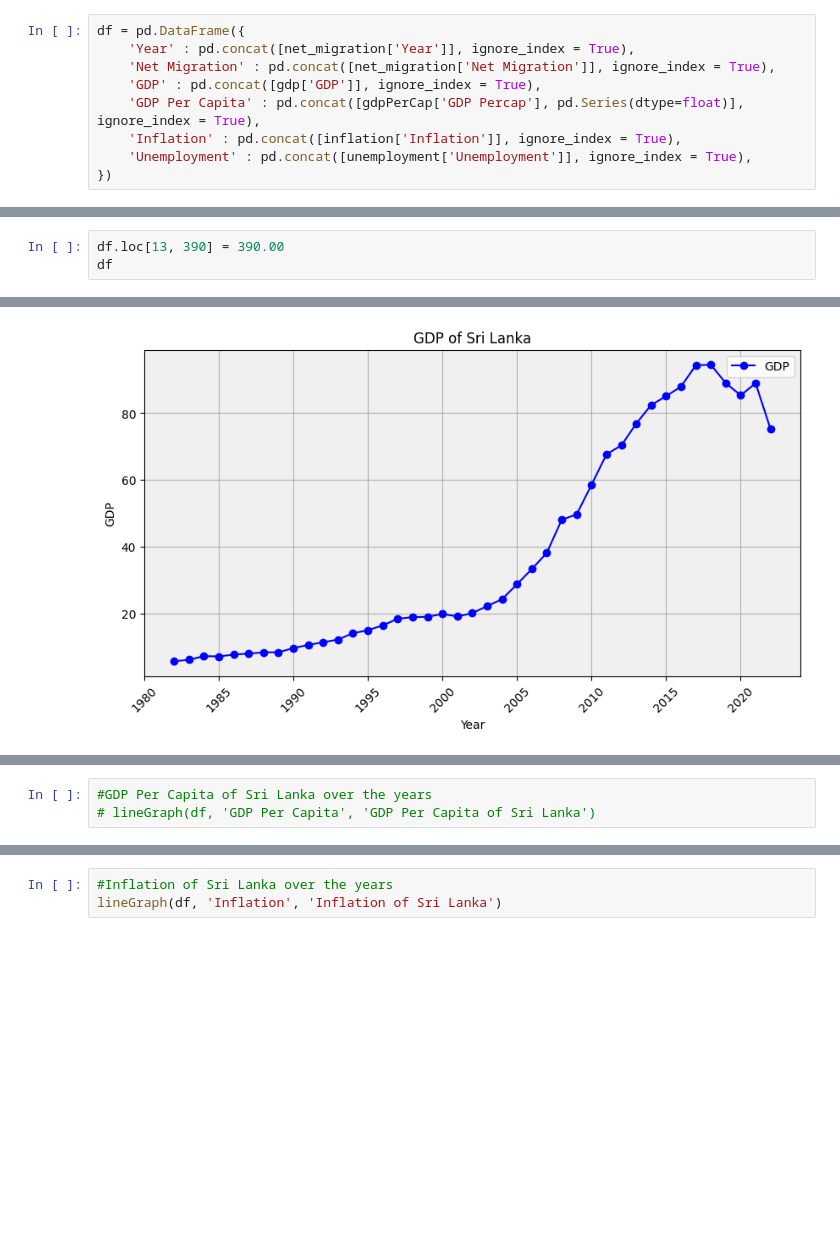
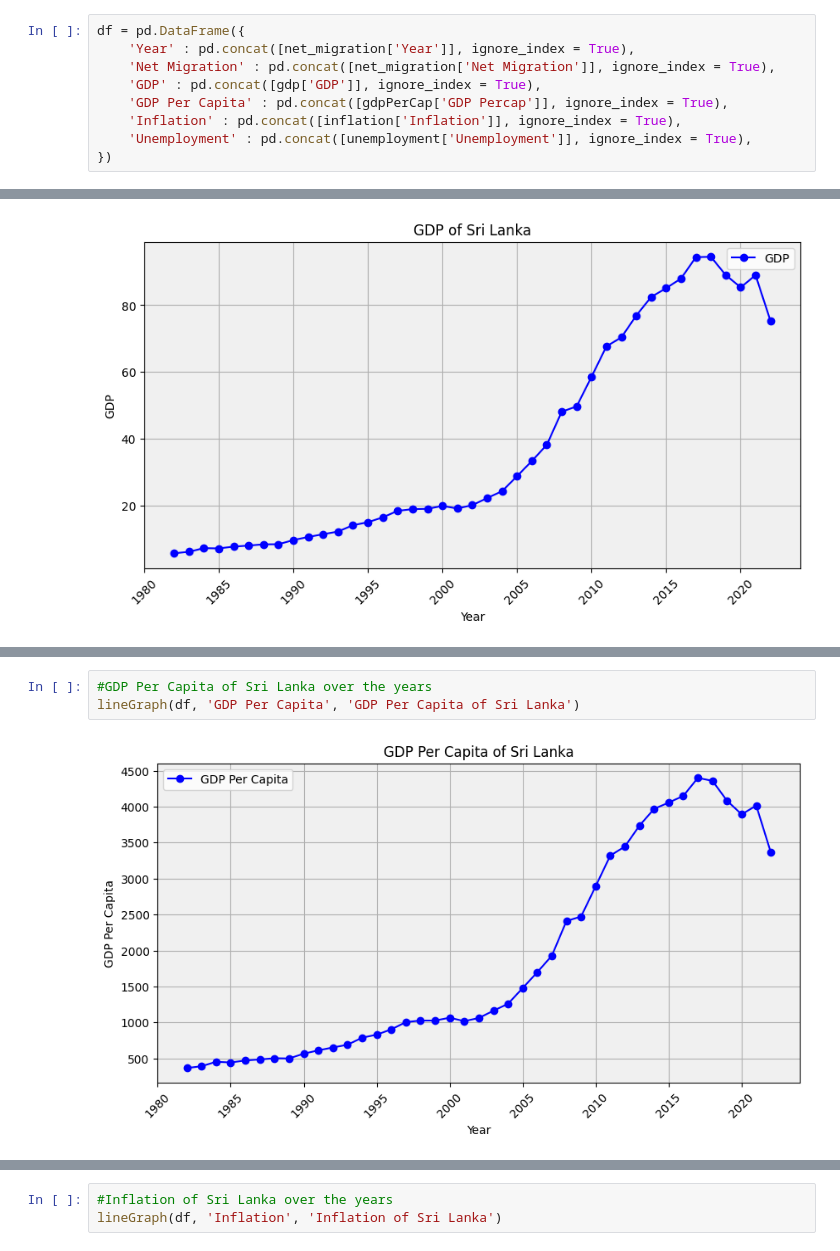
Before and after one commit to janchilling/Net-Migration, a Jupyter notebook: Net_Migration_Predictor.ipynb, the cells around one changed output, grey strips where cells are left out. Cells and saved outputs as stored; diff of their text form; blank space fills up the shorter version.

```diff
--- a/Net_Migration_Predictor.ipynb
+++ b/Net_Migration_Predictor.ipynb
@@ -77,7 +77,7 @@ df = pd.DataFrame({
     'Year' : pd.concat([net_migration['Year']], ignore_index = True),
     'Net Migration' : pd.concat([net_migration['Net Migration']], ignore_index = True),
     'GDP' : pd.concat([gdp['GDP']], ignore_index = True),
-    'GDP Per Capita' : pd.concat([gdpPerCap['GDP Percap'], pd.Series(dtype=float)], ignore_index = True),
+    'GDP Per Capita' : pd.concat([gdpPerCap['GDP Percap']], ignore_index = True),
     'Inflation' : pd.concat([inflation['Inflation']], ignore_index = True),
     'Unemployment' : pd.concat([unemployment['Unemployment']], ignore_index = True),
 })
@@ -100,3 +83,0 @@ memory usage: 2.6+ KB
-# %%
-df.loc[13, 390] = 390.00
-df
@@ -174,3 +159,5 @@ lineGraph(df, 'GDP', 'GDP of Sri Lanka')
 # %%
 #GDP Per Capita of Sri Lanka over the years
-# lineGraph(df, 'GDP Per Capita', 'GDP Per Capita of Sri Lanka')
+lineGraph(df, 'GDP Per Capita', 'GDP Per Capita of Sri Lanka')
+# %% [output]
+[figure, added]
```
Also changed, not shown: parts of 24 cells of this notebook, 3 other files.
